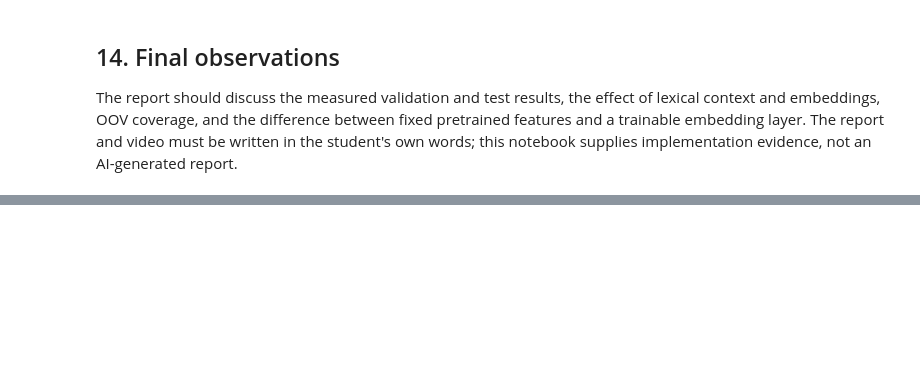
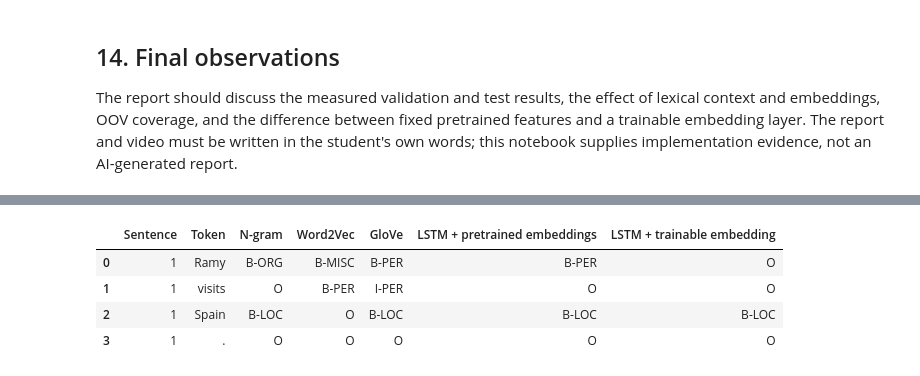
Before and after one commit to FaridaObied/NLP, a Jupyter notebook: NLP_7th_Assignment.ipynb, the cells around one changed output, grey strips where cells are left out. Drawn from its saved outputs; the diff is of its cells as text; code cells hidden in the pictures; blank space fills up the shorter version.

Commit message:
Fix NER notebook and add five-model BIO tagging

```diff
--- a/NLP_7th_Assignment.ipynb
+++ b/NLP_7th_Assignment.ipynb
@@ -211,10 +243,10 @@ def embedding_context_features(model, tokens, index, lowercase=False, dimension=
     vectors = []
     for position in range(index - 1, index + 2):
         if position < 0 or position >= len(tokens):
-            vectors.append(np.zeros(dimension))
+            vectors.append(np.zeros(dimension, dtype=np.float32))
             continue
         key = tokens[position].lower() if lowercase else tokens[position]
-        vectors.append(model[key] if key in model else np.zeros(dimension))
+        vectors.append(model[key] if key in model else np.zeros(dimension, dtype=np.float32))
     return np.concatenate(vectors)
 
 
@@ -253,6 +285,10 @@ def run_word2vec_experiment():
     )
     classifier = train_embedding_classifier(model.wv)
     return model, classifier
+
+
+def decode_probabilities(probabilities, labels):
+    return [[labels[index] for index in scores.argmax(axis=1)] for scores in probabilities]
 # %% [markdown]
 ## 9. Experiment 3 - GloVe + classifier
 
@@ -534,0 +635,10 @@ The report should discuss the measured validation and test results, the effect o
+# %%
+text_to_tag = """Ramy visits Spain."""
+if models_ready:
+    display(tag_text(text_to_tag))
+# %% [output]
+|  | Sentence | Token | N-gram | Word2Vec | GloVe | LSTM + pretrained embeddings | LSTM + trainable embedding |
+| 0 | 1 | Ramy | B-ORG | B-MISC | B-PER | B-PER | O |
+| 1 | 1 | visits | O | B-PER | I-PER | O | O |
+| 2 | 1 | Spain | B-LOC | O | B-LOC | B-LOC | B-LOC |
+| 3 | 1 | . | O | O | O | O | O |
```
Also changed, not shown: parts of 16 cells of this notebook, 7 other files.
